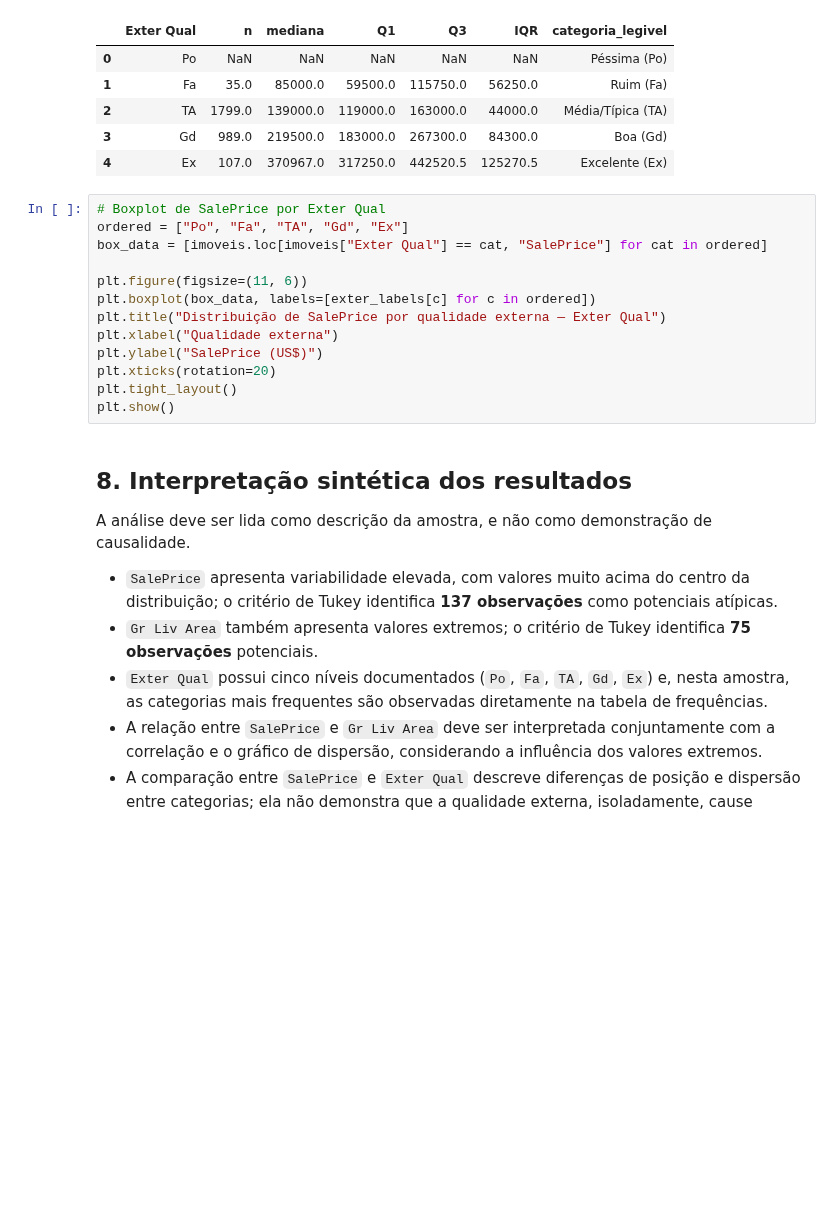
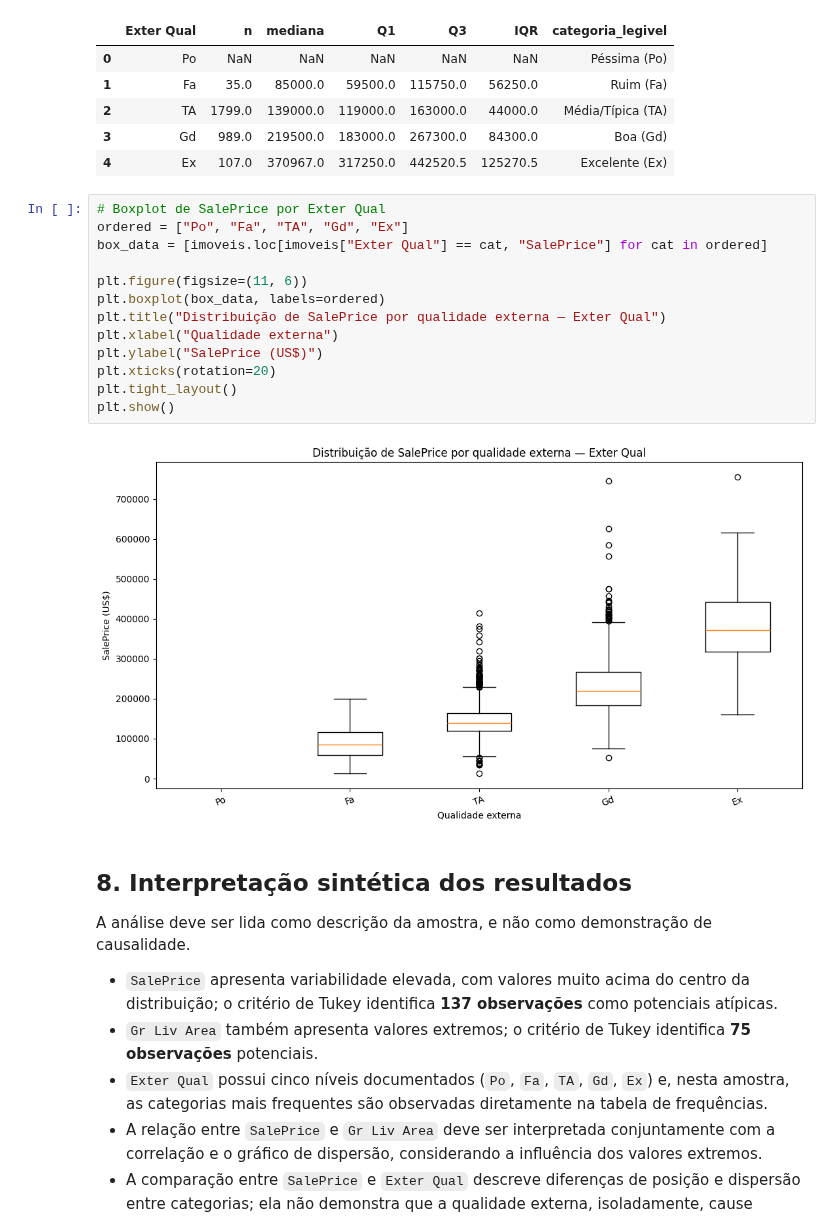
Before and after one commit to Luisao2007/met-quant-trabalho, a Jupyter notebook: notebooks/ap1.ipynb, the cells around one changed output. Saved outputs shown, nothing was run; the diff lists cells and outputs as text; blank space fills up the shorter version.

```diff
--- a/notebooks/ap1.ipynb
+++ b/notebooks/ap1.ipynb
@@ -528,16 +528,18 @@ exter_price
 # %%
 # Boxplot de SalePrice por Exter Qual
 ordered = ["Po", "Fa", "TA", "Gd", "Ex"]
 box_data = [imoveis.loc[imoveis["Exter Qual"] == cat, "SalePrice"] for cat in ordered]
 
 plt.figure(figsize=(11, 6))
-plt.boxplot(box_data, labels=[exter_labels[c] for c in ordered])
+plt.boxplot(box_data, labels=ordered)
 plt.title("Distribuição de SalePrice por qualidade externa — Exter Qual")
 plt.xlabel("Qualidade externa")
 plt.ylabel("SalePrice (US$)")
 plt.xticks(rotation=20)
 plt.tight_layout()
 plt.show()
+# %% [output]
+[figure, added]
 # %% [markdown]
 ## 8. Interpretação sintética dos resultados
 
```
